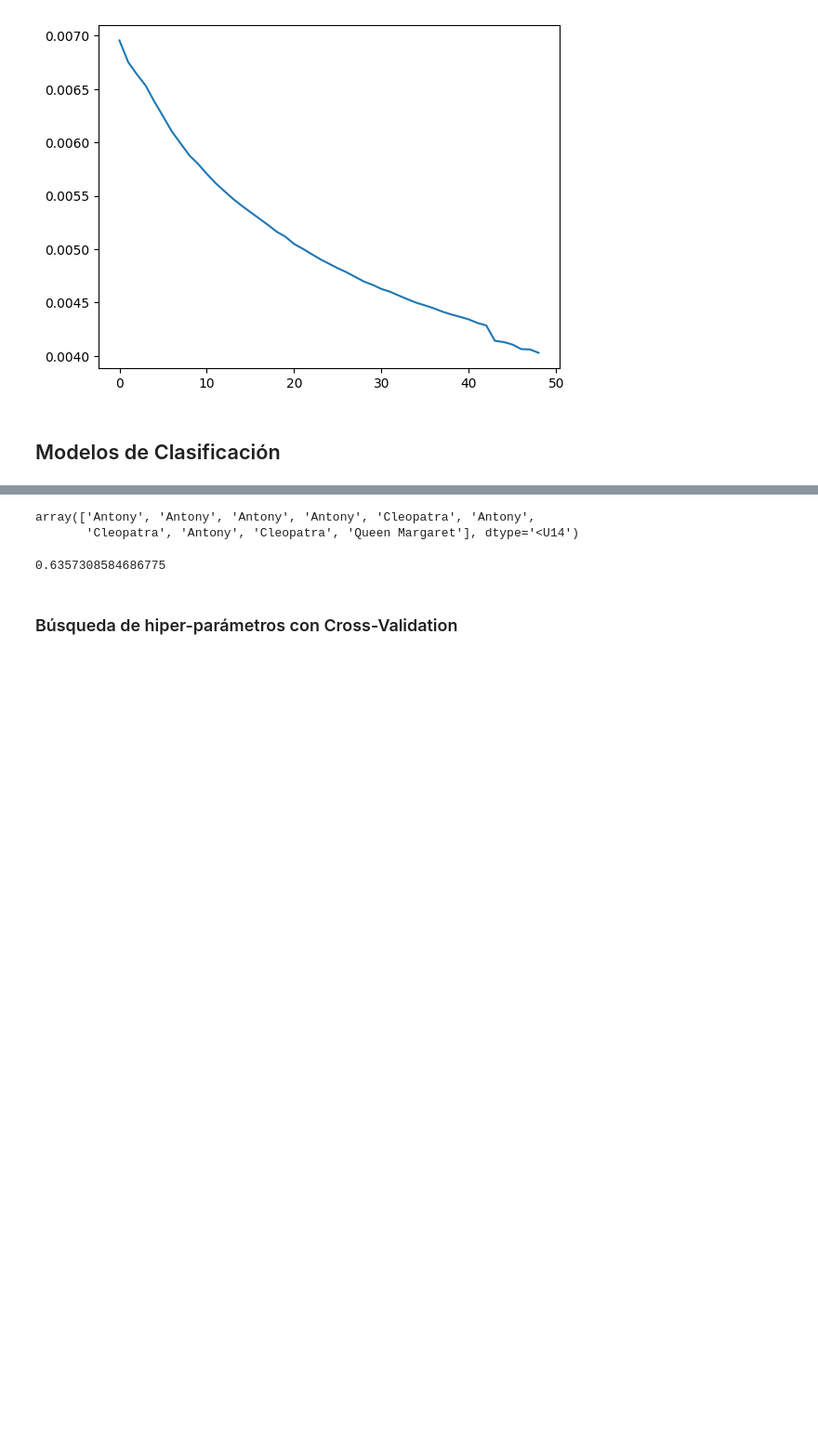
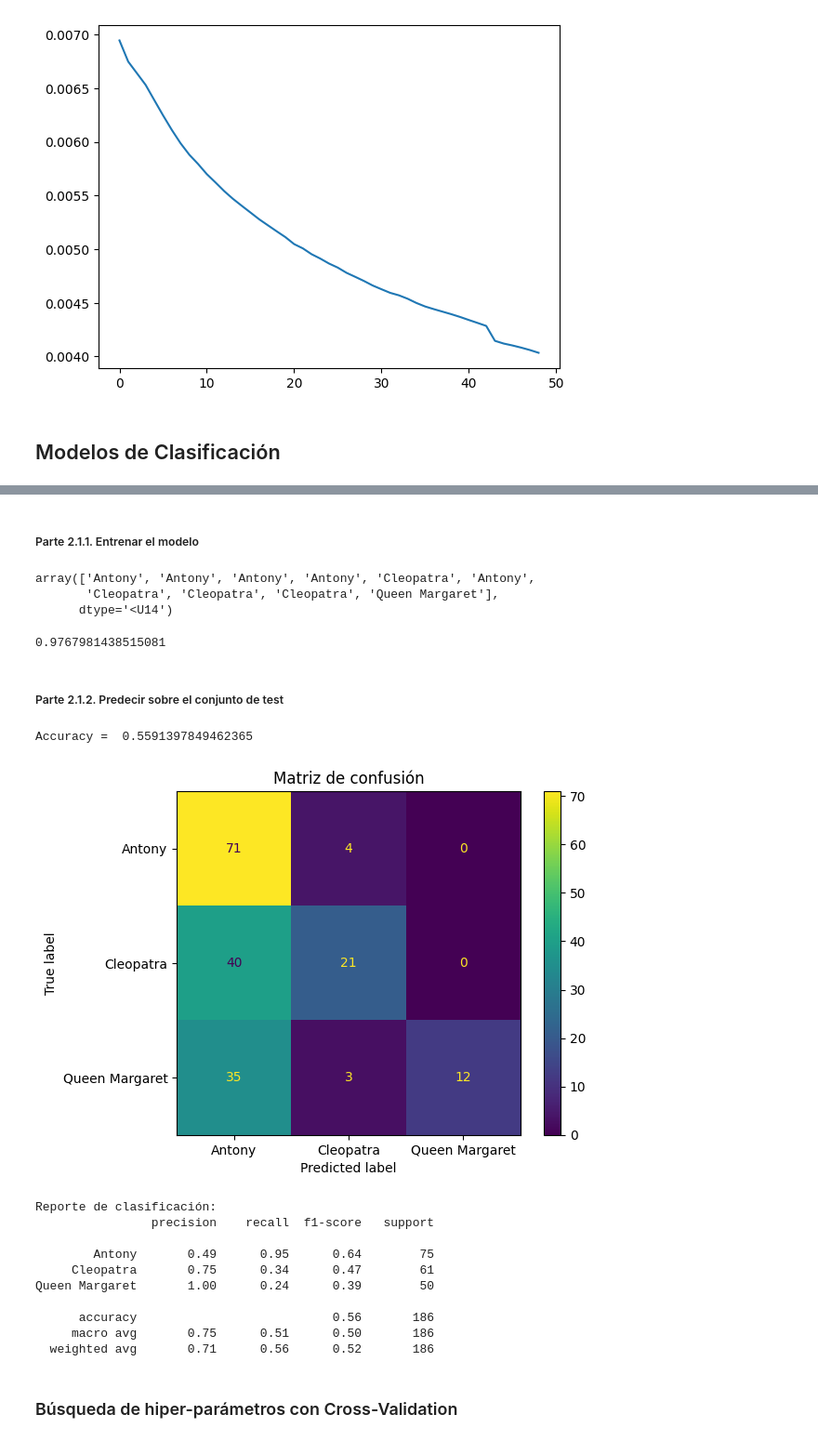
Before and after one commit to lupish/introcd_grupo_17, a Jupyter notebook: Tarea_2/shakespeare_tarea_2.ipynb, the cells around one changed output, grey strips where cells are left out. Shown at 93% size. Drawn from its saved outputs; the diff is of its cells as text; code cells hidden in the pictures; blank space fills up the shorter version.

Commit message:
parte 1.2

```diff
--- a/Tarea_2/shakespeare_tarea_2.ipynb
+++ b/Tarea_2/shakespeare_tarea_2.ipynb
@@ -530,16 +532,19 @@ plt.show()
+# %% [markdown]
+##### Parte 2.1.1. Entrenar el modelo
 # %%
-bayes_clf = MultinomialNB().fit(X_train_tf, y_train)
+bayes_clf = MultinomialNB().fit(X_train_tf_sw_nG12, y_train)
 
 # Ver las primeras 10 predicciones de train
-y_pred_train = bayes_clf.predict(X_train_tf)
+y_pred_train = bayes_clf.predict(X_train_tf_sw_nG12)
 y_pred_train[:10]
 # %% [output]
 array(['Antony', 'Antony', 'Antony', 'Antony', 'Cleopatra', 'Antony',
-       'Cleopatra', 'Antony', 'Cleopatra', 'Queen Margaret'], dtype='<U14')
+       'Cleopatra', 'Cleopatra', 'Cleopatra', 'Queen Margaret'],
+      dtype='<U14')
 # %%
 def get_accuracy(y_true, y_pred):
     return (y_true == y_pred).sum() / len(y_true)
 
 get_accuracy(y_train, y_pred_train)
 # %% [output]
-0.6357308584686775
+0.9767981438515081
@@ -552,3 +551,37 @@ get_accuracy(y_train, y_pred_train)
+# %% [markdown]
+##### Parte 2.1.2. Predecir sobre el conjunto de test
+# %%
+# Predecir para test y ver la matriz de confusión, y reportar accuracy
+
+X_test_counts_sw_nG12 = count_vect_sw_nG12.transform(X_test)
+X_test_tf_sw_nG12 = tf_idf_sw_nG12.transform(X_test_counts_sw_nG12)
+y_test_pred = bayes_clf.predict(X_test_tf_sw_nG12)
+
+# accuracy para conjunto de test
+print("Accuracy = ", get_accuracy(y_test, y_test_pred))
+
+# matriz de confusion
+cm_display = ConfusionMatrixDisplay.from_estimator(bayes_clf, X_test_tf_sw_nG12, y_test)
+plt.title("Matriz de confusión")
+plt.show()
+
+# Reporte de clasificacion
+reporte_clasificacion = classification_report(y_test, y_test_pred)
+print("Reporte de clasificación:")
+print(reporte_clasificacion)
+# %% [output]
+Accuracy =  0.5591397849462365
+[figure, added]
+Reporte de clasificación:
+                precision    recall  f1-score   support
+
+        Antony       0.49      0.95      0.64        75
+     Cleopatra       0.75      0.34      0.47        61
+Queen Margaret       1.00      0.24      0.39        50
+
+      accuracy                           0.56       186
+     macro avg       0.75      0.51      0.50       186
+  weighted avg       0.71      0.56      0.52       186
 # %% [markdown]
 ### Búsqueda de hiper-parámetros con Cross-Validation
 # %%
```
Also changed, not shown: parts of 7 cells of this notebook.
